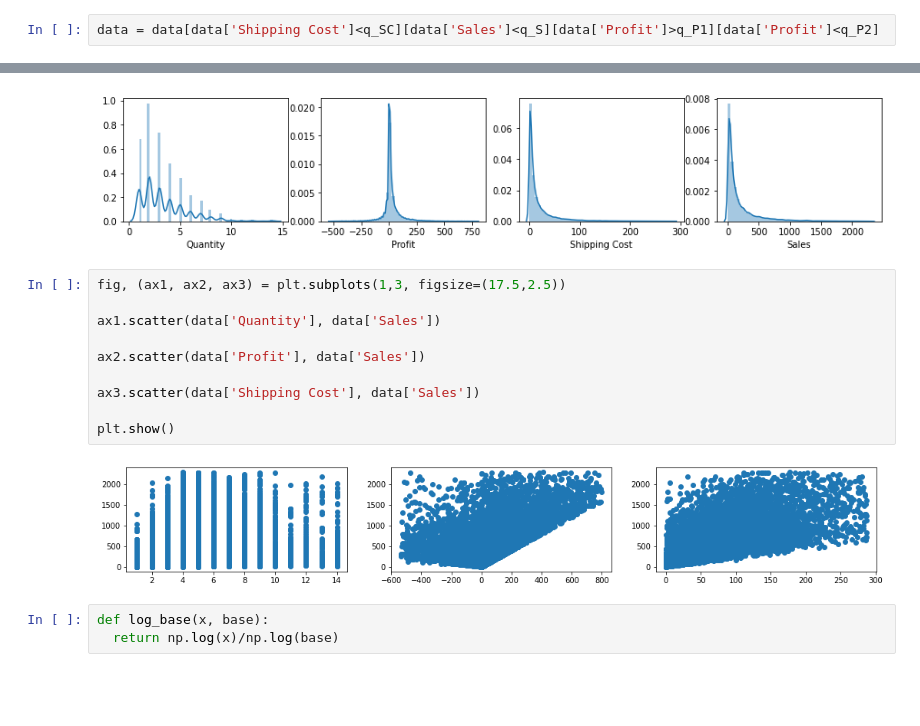
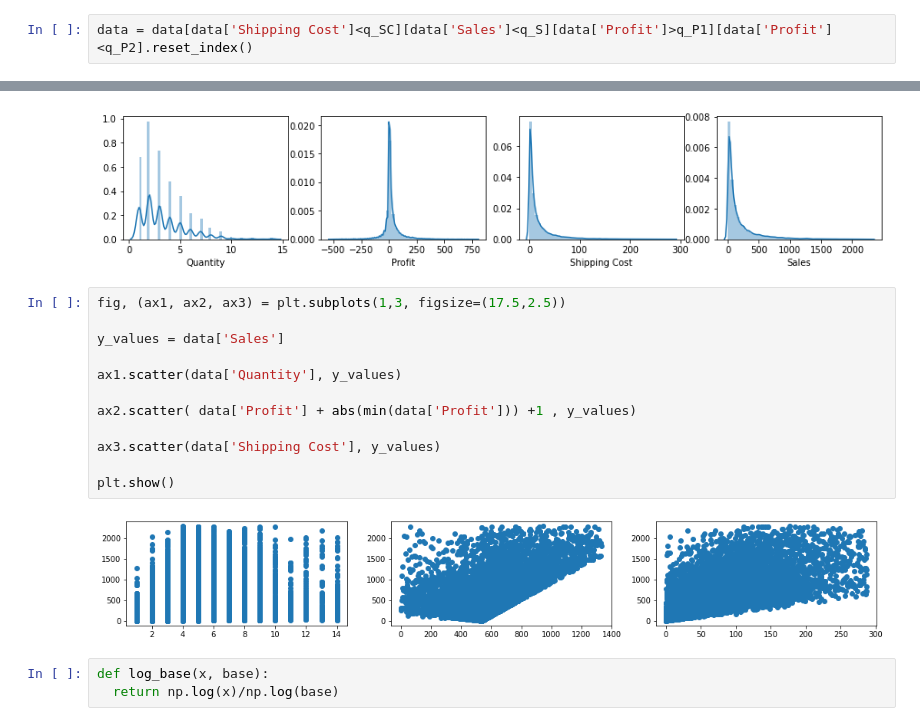
Before and after one commit to SteveGrimm/Unit1_Project2, a Jupyter notebook: Project2.ipynb, the cells around one changed output, grey strips where cells are left out. Drawn from its saved outputs; the diff is of its cells as text; blank space fills up the shorter version.

```diff
--- a/Project2.ipynb
+++ b/Project2.ipynb
@@ -163,7 +163,7 @@ q_S = data['Sales'].quantile(0.99)
 q_P1 = data['Profit'].quantile(0.005)
 q_P2 = data['Profit'].quantile(0.995)
 # %%
-data = data[data['Shipping Cost']<q_SC][data['Sales']<q_S][data['Profit']>q_P1][data['Profit']<q_P2]
+data = data[data['Shipping Cost']<q_SC][data['Sales']<q_S][data['Profit']>q_P1][data['Profit']<q_P2].reset_index()
 # %%
 fig, (ax1, ax2, ax3, ax4) = plt.subplots(1,4, figsize=(15,2.5))
 
@@ -181,15 +181,17 @@ plt.show()
 # %%
 fig, (ax1, ax2, ax3) = plt.subplots(1,3, figsize=(17.5,2.5))
 
-ax1.scatter(data['Quantity'], data['Sales'])
+y_values = data['Sales']
 
-ax2.scatter(data['Profit'], data['Sales'])
+ax1.scatter(data['Quantity'], y_values)
 
-ax3.scatter(data['Shipping Cost'], data['Sales'])
+ax2.scatter( data['Profit'] + abs(min(data['Profit'])) +1 , y_values)
+
+ax3.scatter(data['Shipping Cost'], y_values)
 
 plt.show()
 # %% [output]
-[figure, old version]
+[figure, new version]
 # %%
 def log_base(x, base):
   return np.log(x)/np.log(base)
```
Also changed, not shown: parts of 37 cells of this notebook.
